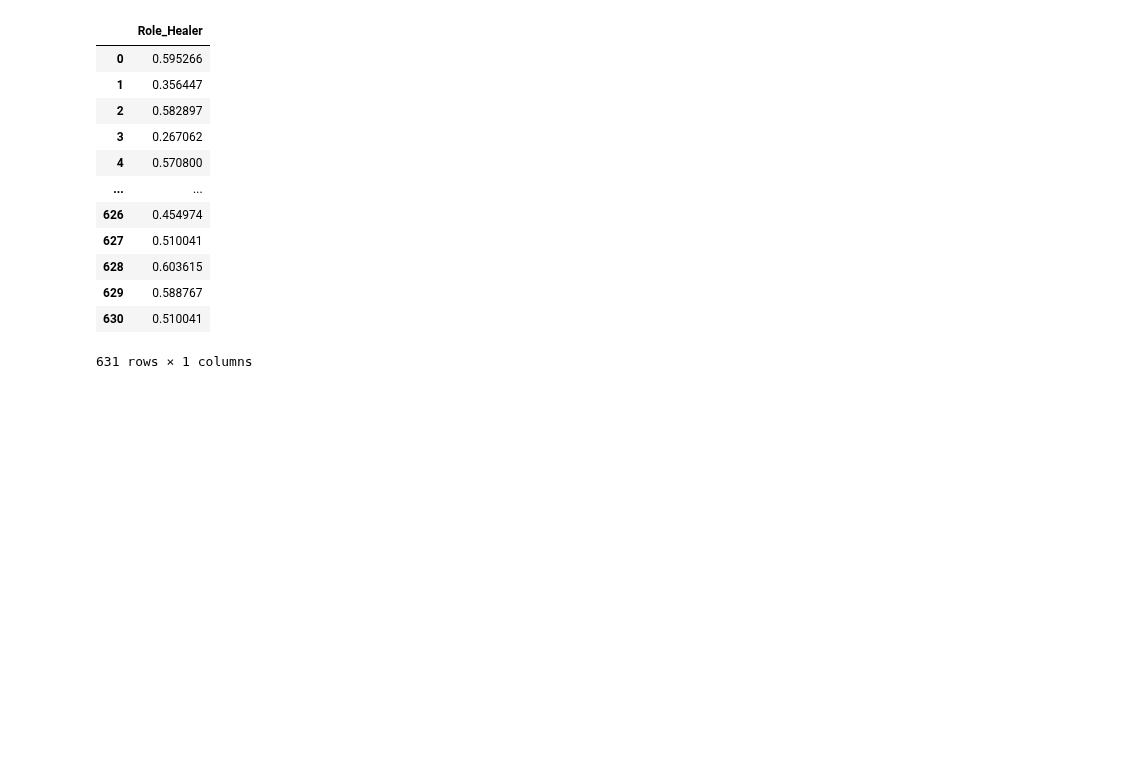
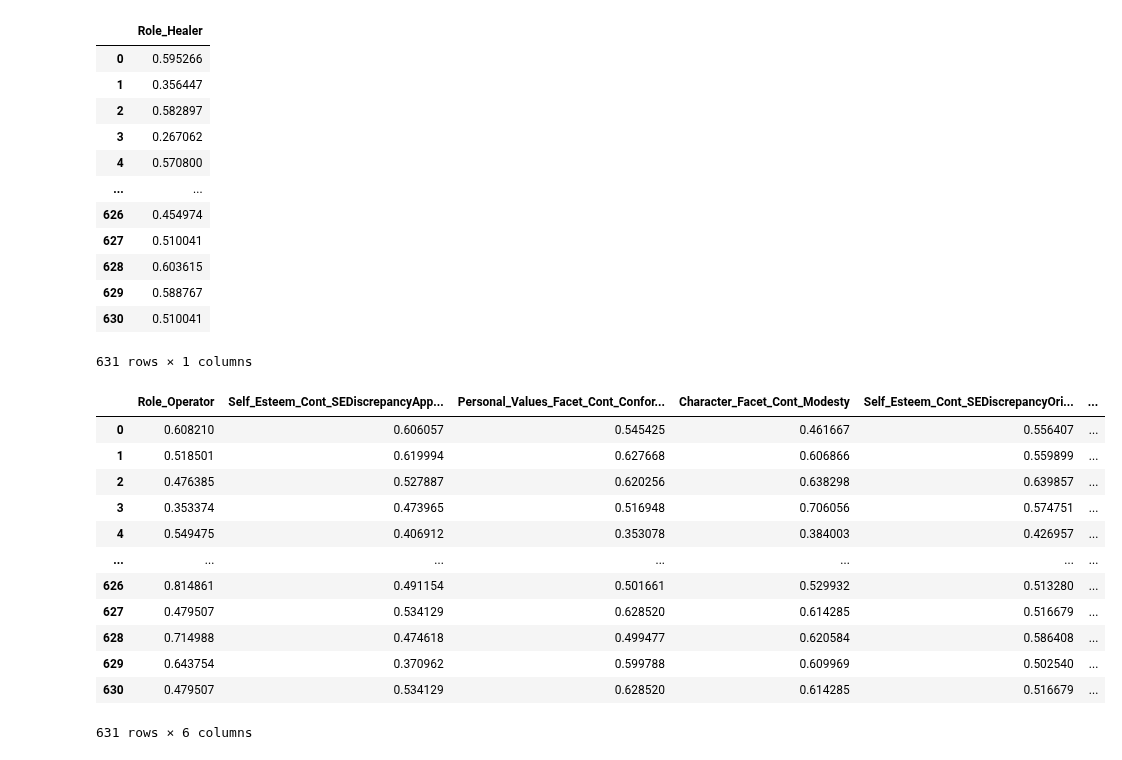
Before and after one commit to dindaslsbilla/coba, a Jupyter notebook: Untitled1.ipynb, the cells around one changed output. Drawn from its saved outputs; the diff is of its cells as text; code cells hidden in the pictures; blank space fills up the shorter version.

Commit message:
add role operator to csv

```diff
--- a/Untitled1.ipynb
+++ b/Untitled1.ipynb
@@ -690,3 +690,21 @@ maingames_rolehealer
 631 rows × 1 columns
 # %%
 maingames_rolehealer.to_csv('maingames_rolehealer.csv')
+# %%
+maingames_roleoperator = maingames[["Role_Operator", "Self_Esteem_Cont_SEDiscrepancyAppearance", "Personal_Values_Facet_Cont_ConformityInterpersonal",
+"Character_Facet_Cont_Modesty", "Self_Esteem_Cont_SEDiscrepancyOriginality", "Character_Facet_Cont_Imagination"]]
+maingames_roleoperator
+# %% [output]
+|  | Role_Operator | Self_Esteem_Cont_SEDiscrepancyApp... | Personal_Values_Facet_Cont_Confor... | Character_Facet_Cont_Modesty | Self_Esteem_Cont_SEDiscrepancyOri... | ... |
+| 0 | 0.608210 | 0.606057 | 0.545425 | 0.461667 | 0.556407 | ... |
+| 1 | 0.518501 | 0.619994 | 0.627668 | 0.606866 | 0.559899 | ... |
+| 2 | 0.476385 | 0.527887 | 0.620256 | 0.638298 | 0.639857 | ... |
+| 3 | 0.353374 | 0.473965 | 0.516948 | 0.706056 | 0.574751 | ... |
+| 4 | 0.549475 | 0.406912 | 0.353078 | 0.384003 | 0.426957 | ... |
+| ... | ... | ... | ... | ... | ... | ... |
+| 626 | 0.814861 | 0.491154 | 0.501661 | 0.529932 | 0.513280 | ... |
+| 627 | 0.479507 | 0.534129 | 0.628520 | 0.614285 | 0.516679 | ... |
+| 628 | 0.714988 | 0.474618 | 0.499477 | 0.620584 | 0.586408 | ... |
+| 629 | 0.643754 | 0.370962 | 0.599788 | 0.609969 | 0.502540 | ... |
+| 630 | 0.479507 | 0.534129 | 0.628520 | 0.614285 | 0.516679 | ... |
+631 rows × 6 columns
```
Also changed, not shown: parts of 2 cells of this notebook, 1 other file.
